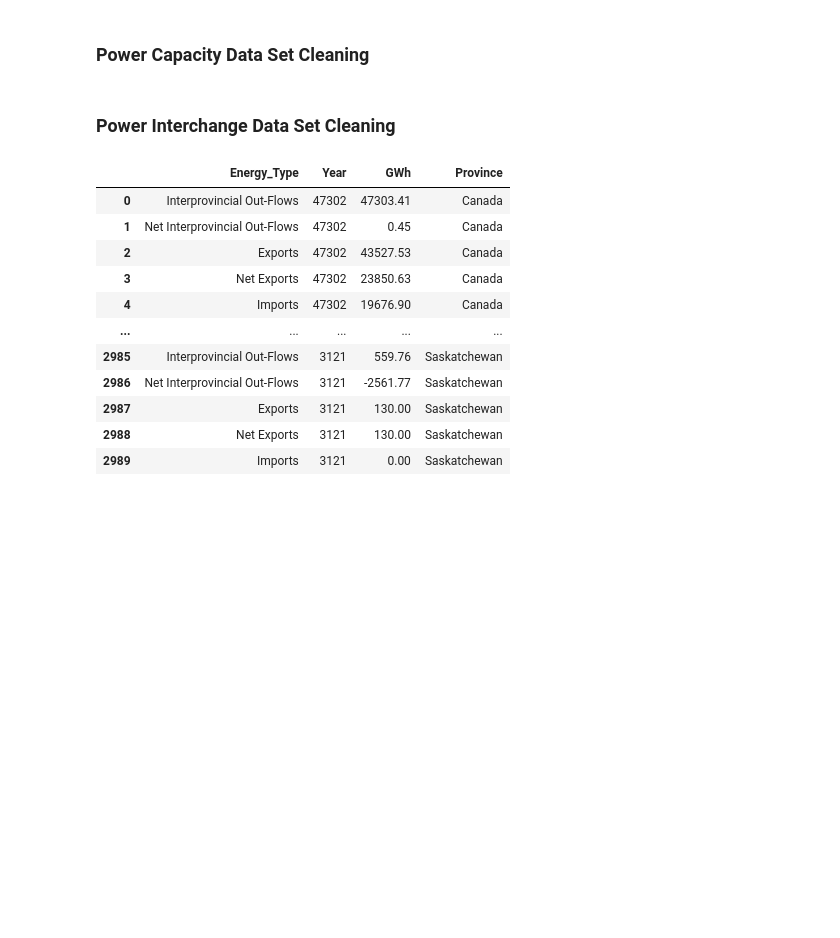
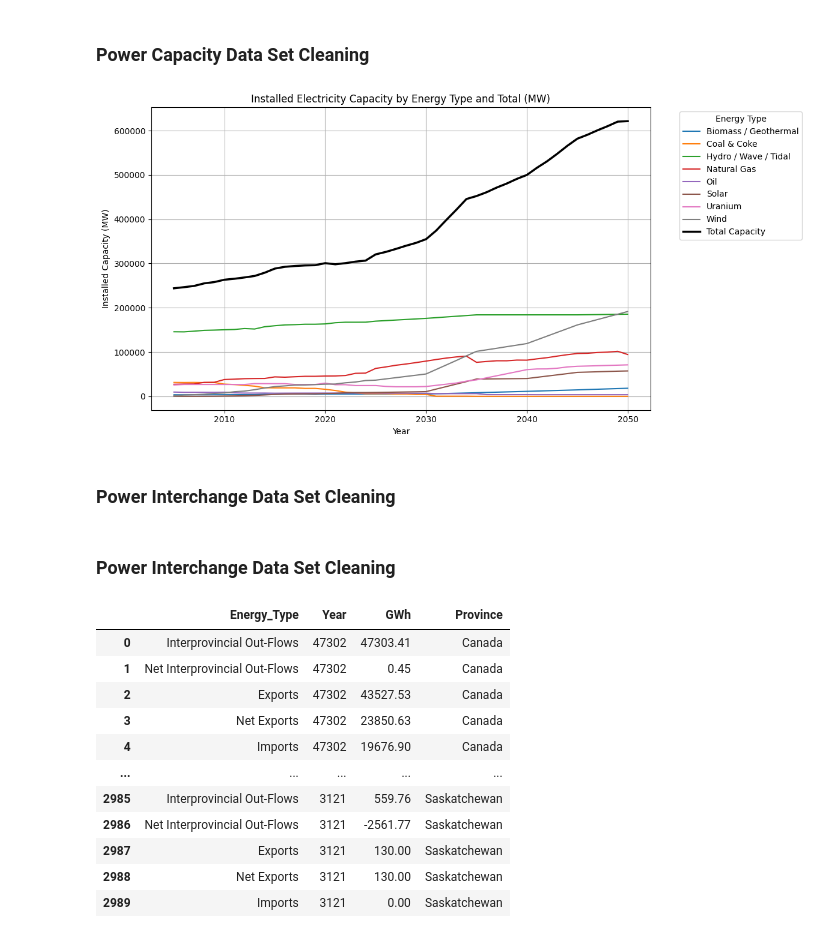
Before and after one commit to wross9959/Canada_Energy_Project, a Jupyter notebook: notebooks/energy_analysis.ipynb, the cells around one changed output. Saved outputs shown, nothing was run; the diff lists cells and outputs as text; code cells hidden in the pictures; blank space fills up the shorter version.

```diff
--- a/notebooks/energy_analysis.ipynb
+++ b/notebooks/energy_analysis.ipynb
@@ -179,6 +235,45 @@ for province, start_row in provinces_cap.items():
 
 cap_clean = pd.concat(all_province_cap_data, ignore_index=True)
 # cap_clean
+# %%
+#total capacity graphing
+
+# 1. Total capacity per year (all provinces, all types)
+total_capacity = (
+    cap_clean.groupby("Year", as_index=False)
+    .agg({"GWh": "sum"})  # technically this column represents MW here
+    .rename(columns={"GWh": "Total_MW"})
+)
+
+# 2. Capacity by energy type per year
+capacity_by_type = (
+    cap_clean.groupby(["Year", "Energy_Type"], as_index=False)
+    .agg({"GWh": "sum"})  # again, values are MW
+    .pivot(index="Year", columns="Energy_Type", values="GWh")
+)
+
+# 3. Plot all on one figure
+ax = capacity_by_type.plot(
+    figsize=(12, 6),
+    title="Installed Electricity Capacity by Energy Type and Total (MW)",
+    linewidth=1.5
+)
+
+# Overlay total capacity as a bold black line
+ax.plot(total_capacity["Year"], total_capacity["Total_MW"], color="black", linewidth=2.5, label="Total Capacity")
+
+# Axis labels and formatting
+ax.set_xlabel("Year")
+ax.set_ylabel("Installed Capacity (MW)")
+ax.grid(True)
+ax.legend(title="Energy Type", bbox_to_anchor=(1.05, 1), loc="upper left")
+
+plt.tight_layout()
+plt.show()
+# %% [output]
+[figure, added]
+# %% [markdown]
+### Power Interchange Data Set Cleaning
 # %% [markdown]
 ### Power Interchange Data Set Cleaning
 # %%
```
Also changed, not shown: parts of 4 cells of this notebook, 2 other files.
